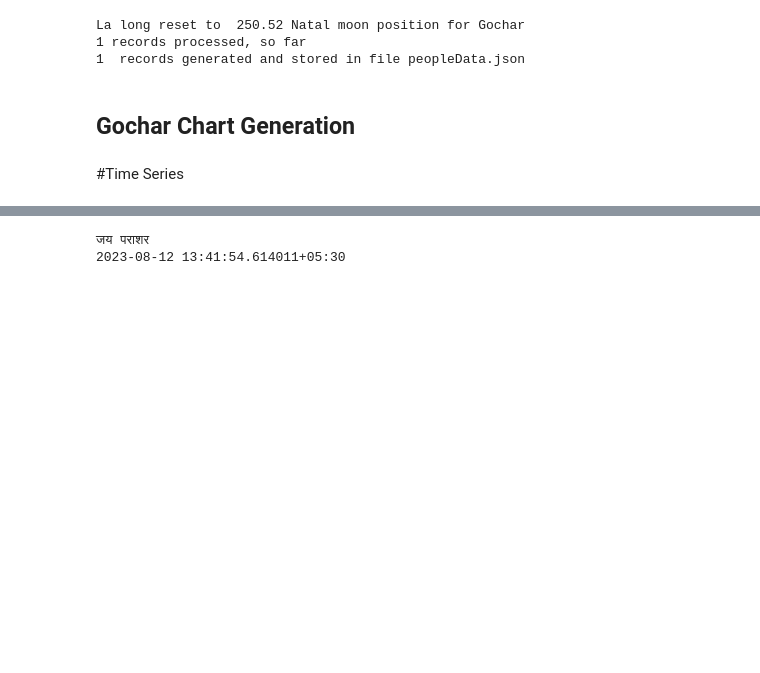
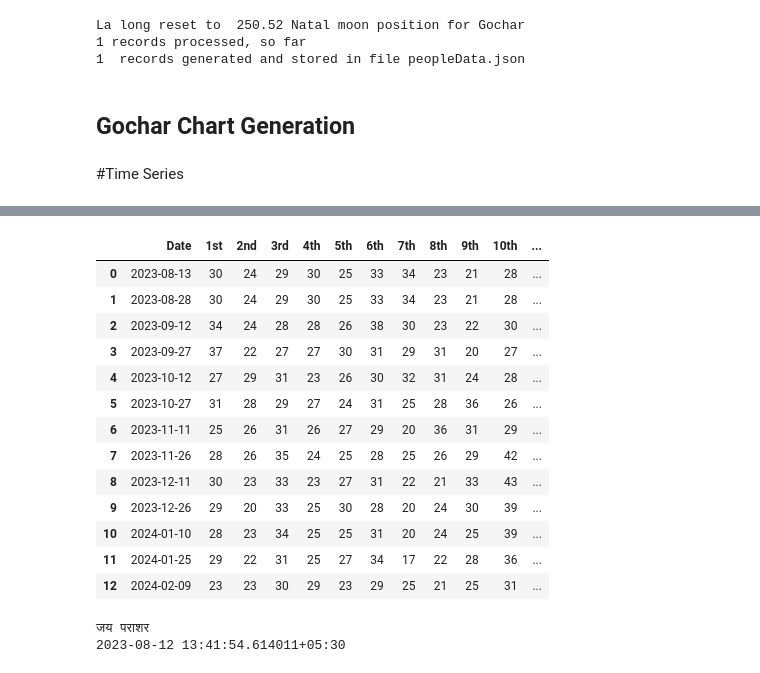
Before and after one commit to prithwis/parashar21, a Jupyter notebook: P21_45_11_AshtakVarga_Gochar_Series.ipynb, the cells around one changed output, grey strips where cells are left out. Saved outputs shown, nothing was run; the diff lists cells and outputs as text; code cells hidden in the pictures; blank space fills up the shorter version.

```diff
--- a/P21_45_11_AshtakVarga_Gochar_Series.ipynb
+++ b/P21_45_11_AshtakVarga_Gochar_Series.ipynb
@@ -554,3 +553,20 @@ b
+# %%
+df8V_Bhav
+# %% [output]
+|  | Date | 1st | 2nd | 3rd | 4th | 5th | 6th | 7th | 8th | 9th | 10th | ... |
+| 0 | 2023-08-13 | 30 | 24 | 29 | 30 | 25 | 33 | 34 | 23 | 21 | 28 | ... |
+| 1 | 2023-08-28 | 30 | 24 | 29 | 30 | 25 | 33 | 34 | 23 | 21 | 28 | ... |
+| 2 | 2023-09-12 | 34 | 24 | 28 | 28 | 26 | 38 | 30 | 23 | 22 | 30 | ... |
+| 3 | 2023-09-27 | 37 | 22 | 27 | 27 | 30 | 31 | 29 | 31 | 20 | 27 | ... |
+| 4 | 2023-10-12 | 27 | 29 | 31 | 23 | 26 | 30 | 32 | 31 | 24 | 28 | ... |
+| 5 | 2023-10-27 | 31 | 28 | 29 | 27 | 24 | 31 | 25 | 28 | 36 | 26 | ... |
+| 6 | 2023-11-11 | 25 | 26 | 31 | 26 | 27 | 29 | 20 | 36 | 31 | 29 | ... |
+| 7 | 2023-11-26 | 28 | 26 | 35 | 24 | 25 | 28 | 25 | 26 | 29 | 42 | ... |
+| 8 | 2023-12-11 | 30 | 23 | 33 | 23 | 27 | 31 | 22 | 21 | 33 | 43 | ... |
+| 9 | 2023-12-26 | 29 | 20 | 33 | 25 | 30 | 28 | 20 | 24 | 30 | 39 | ... |
+| 10 | 2024-01-10 | 28 | 23 | 34 | 25 | 25 | 31 | 20 | 24 | 25 | 39 | ... |
+| 11 | 2024-01-25 | 29 | 22 | 31 | 25 | 27 | 34 | 17 | 22 | 28 | 36 | ... |
+| 12 | 2024-02-09 | 23 | 23 | 30 | 29 | 23 | 29 | 25 | 21 | 25 | 31 | ... |
 # %%
 print("\033[1m"+'जय पराशर'+"\033[0m")
 print(datetime.now(pytz.timezone('Asia/Calcutta')))
```
Also changed, not shown: parts of 18 cells of this notebook.
